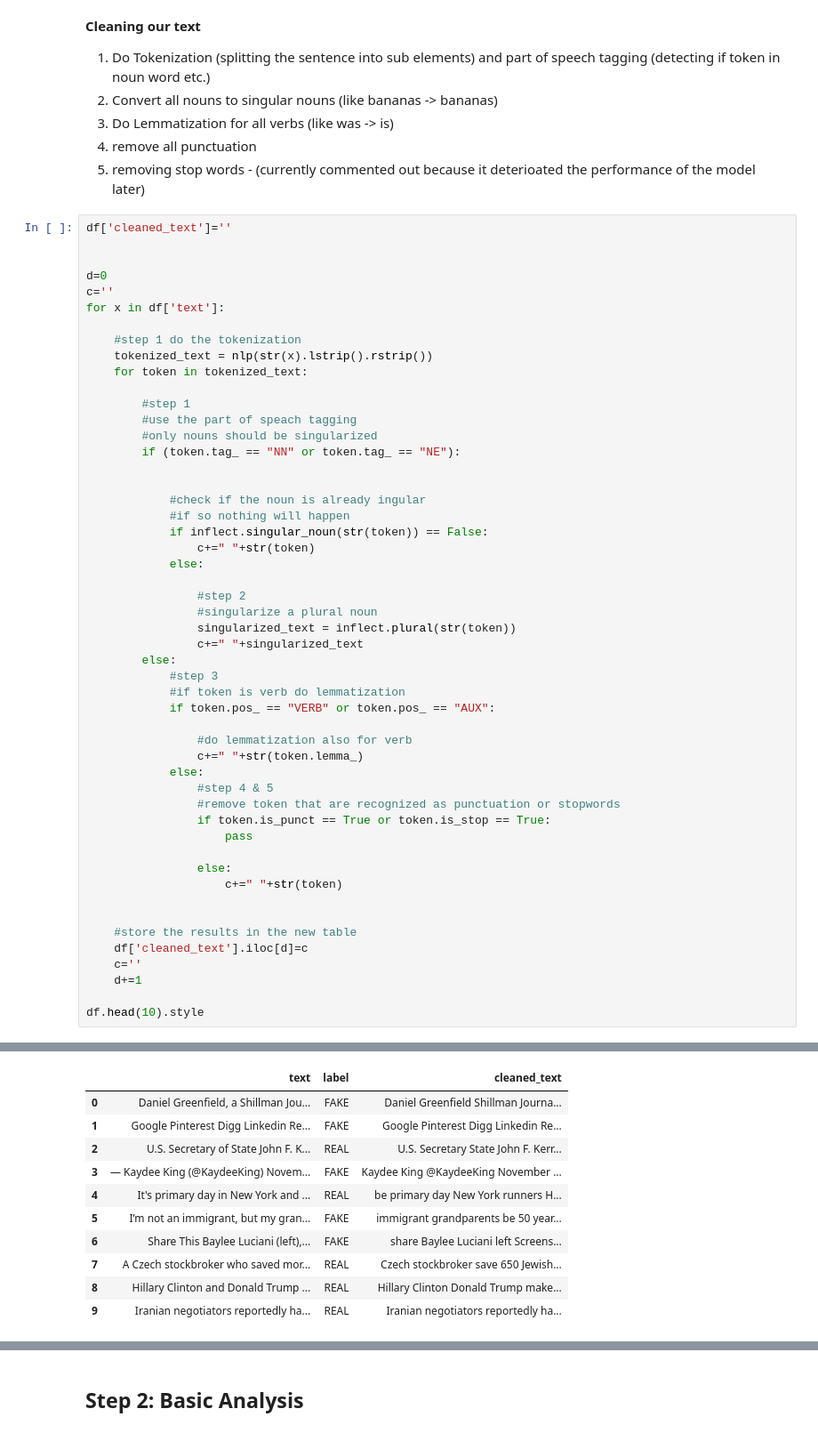
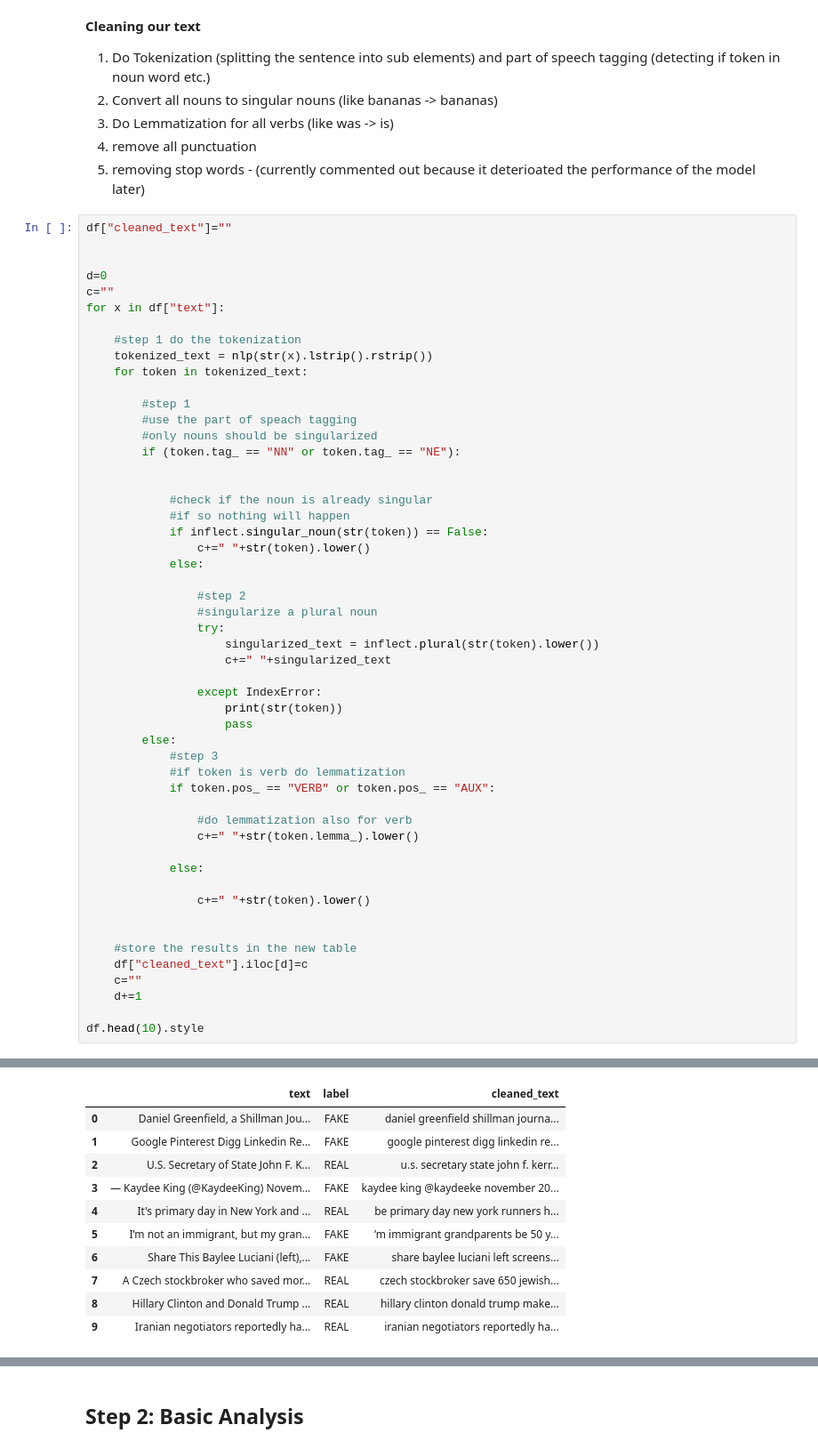
Before and after one commit to dario-x/Machine-Learning, a Jupyter notebook: Fact or Fake.ipynb, the cells around one changed output, grey strips where cells are left out. Shown at 89% size. Saved outputs shown, nothing was run; the diff lists cells and outputs as text.

```diff
--- a/Fact or Fake.ipynb
+++ b/Fact or Fake.ipynb
@@ -126,12 +138,12 @@ Is Word plural?  bananas  is  banana
  4. remove all punctuation
  5. removing stop words - (currently commented out because it deterioated the performance of the model later)
 # %%
-df['cleaned_text']=''
+df["cleaned_text"]=""
 
 
 d=0
-c=''
-for x in df['text']:
+c=""
+for x in df["text"]:
 
     #step 1 do the tokenization
     tokenized_text = nlp(str(x).lstrip().rstrip())
@@ -143,36 +155,37 @@ for x in df['text']:
         if (token.tag_ == "NN" or token.tag_ == "NE"):
 
 
-            #check if the noun is already ingular
+            #check if the noun is already singular
             #if so nothing will happen
             if inflect.singular_noun(str(token)) == False:
-                c+=" "+str(token)
+                c+=" "+str(token).lower()
             else:
 
                 #step 2
                 #singularize a plural noun
-                singularized_text = inflect.plural(str(token))
-                c+=" "+singularized_text
+                try:
+                    singularized_text = inflect.plural(str(token).lower())
+                    c+=" "+singularized_text
+
+                except IndexError:
+                    print(str(token))
+                    pass
         else:
             #step 3
             #if token is verb do lemmatization
             if token.pos_ == "VERB" or token.pos_ == "AUX":
 
                 #do lemmatization also for verb
-                c+=" "+str(token.lemma_)
+                c+=" "+str(token.lemma_).lower()
+
             else:
-                #step 4 & 5
-                #remove token that are recognized as punctuation or stopwords
-                if token.is_punct == True or token.is_stop == True:
-                    pass
 
-                else:
-                    c+=" "+str(token)
+                c+=" "+str(token).lower()
 
 
     #store the results in the new table
-    df['cleaned_text'].iloc[d]=c
-    c=''
+    df["cleaned_text"].iloc[d]=c
+    c=""
     d+=1
 
 df.head(10).style
@@ -180,11 +194,11 @@ df.head(10).style
 |  | text | label | cleaned_text |
-| 0 | Daniel Greenfield, a Shillman Jou... | FAKE | Daniel Greenfield Shillman Journa... |
-| 1 | Google Pinterest Digg Linkedin Re... | FAKE | Google Pinterest Digg Linkedin Re... |
-| 2 | U.S. Secretary of State John F. K... | REAL | U.S. Secretary State John F. Kerr... |
-| 3 | — Kaydee King (@KaydeeKing) Novem... | FAKE | Kaydee King @KaydeeKing November ... |
-| 4 | It's primary day in New York and ... | REAL | be primary day New York runners H... |
-| 5 | I’m not an immigrant, but my gran... | FAKE | immigrant grandparents be 50 year... |
-| 6 | Share This Baylee Luciani (left),... | FAKE | share Baylee Luciani left Screens... |
-| 7 | A Czech stockbroker who saved mor... | REAL | Czech stockbroker save 650 Jewish... |
-| 8 | Hillary Clinton and Donald Trump ... | REAL | Hillary Clinton Donald Trump make... |
-| 9 | Iranian negotiators reportedly ha... | REAL | Iranian negotiators reportedly ha... |
+| 0 | Daniel Greenfield, a Shillman Jou... | FAKE | daniel greenfield shillman journa... |
+| 1 | Google Pinterest Digg Linkedin Re... | FAKE | google pinterest digg linkedin re... |
+| 2 | U.S. Secretary of State John F. K... | REAL | u.s. secretary state john f. kerr... |
+| 3 | — Kaydee King (@KaydeeKing) Novem... | FAKE | kaydee king @kaydeeke november 20... |
+| 4 | It's primary day in New York and ... | REAL | be primary day new york runners h... |
+| 5 | I’m not an immigrant, but my gran... | FAKE | ’m immigrant grandparents be 50 y... |
+| 6 | Share This Baylee Luciani (left),... | FAKE | share baylee luciani left screens... |
+| 7 | A Czech stockbroker who saved mor... | REAL | czech stockbroker save 650 jewish... |
+| 8 | Hillary Clinton and Donald Trump ... | REAL | hillary clinton donald trump make... |
+| 9 | Iranian negotiators reportedly ha... | REAL | iranian negotiators reportedly ha... |
```
Also changed, not shown: parts of 34 cells of this notebook.
